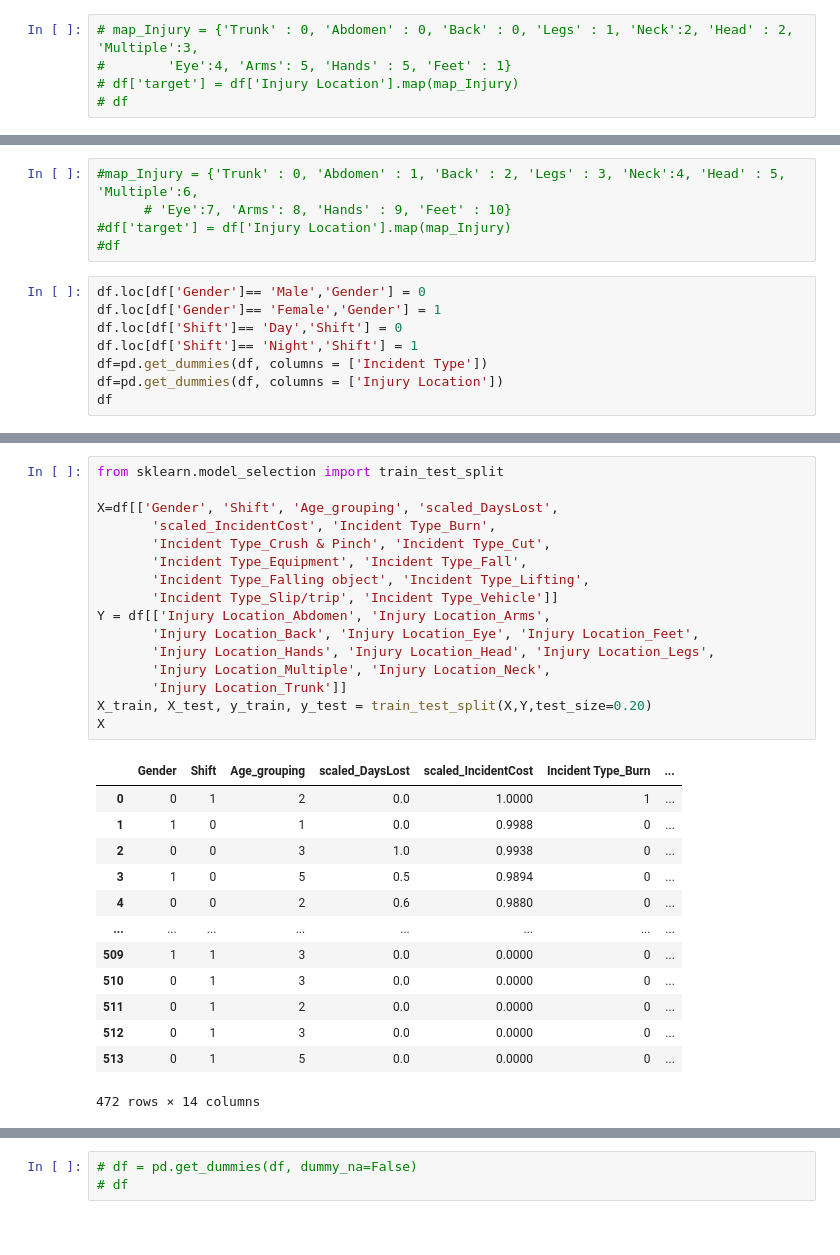
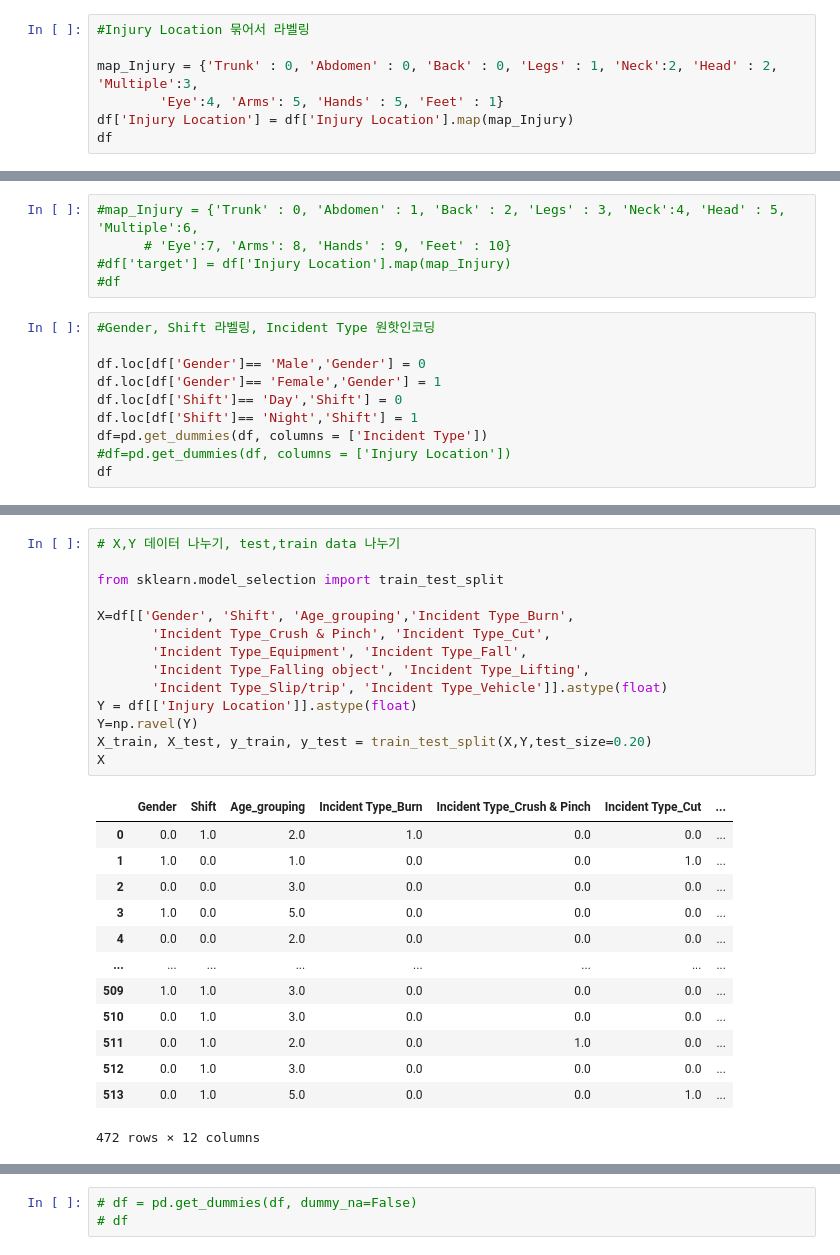
Before and after one commit to jaewook718/BigData, a Jupyter notebook: data.ipynb, the cells around one changed output, grey strips where cells are left out. Drawn from its saved outputs; the diff is of its cells as text.

```diff
--- a/data.ipynb
+++ b/data.ipynb
@@ -68,7 +68,9 @@ df['Injury Location'].unique()
 array(['Trunk', 'Abdomen', 'Back', 'Legs', 'Neck', 'Head', 'Multiple',
        'Eye', 'Arms', 'Hands', 'Feet'], dtype=object)
 # %%
-# map_Injury = {'Trunk' : 0, 'Abdomen' : 0, 'Back' : 0, 'Legs' : 1, 'Neck':2, 'Head' : 2, 'Multiple':3,
-#        'Eye':4, 'Arms': 5, 'Hands' : 5, 'Feet' : 1}
-# df['target'] = df['Injury Location'].map(map_Injury)
-# df
+#Injury Location 묶어서 라벨링
+
+map_Injury = {'Trunk' : 0, 'Abdomen' : 0, 'Back' : 0, 'Legs' : 1, 'Neck':2, 'Head' : 2, 'Multiple':3,
+        'Eye':4, 'Arms': 5, 'Hands' : 5, 'Feet' : 1}
+df['Injury Location'] = df['Injury Location'].map(map_Injury)
+df
@@ -119,11 +135,13 @@ df
 #df['target'] = df['Injury Location'].map(map_Injury)
 #df
 # %%
+#Gender, Shift 라벨링, Incident Type 원핫인코딩
+
 df.loc[df['Gender']== 'Male','Gender'] = 0
 df.loc[df['Gender']== 'Female','Gender'] = 1
 df.loc[df['Shift']== 'Day','Shift'] = 0
 df.loc[df['Shift']== 'Night','Shift'] = 1
 df=pd.get_dummies(df, columns = ['Incident Type'])
-df=pd.get_dummies(df, columns = ['Injury Location'])
+#df=pd.get_dummies(df, columns = ['Injury Location'])
 df
 # %% [output]
@@ -157,34 +170,32 @@ Index(['Gender', 'Shift', 'Age_grouping', 'scaled_DaysLost',
       dtype='object')
 # %%
+# X,Y 데이터 나누기, test,train data 나누기
+
 from sklearn.model_selection import train_test_split
 
-X=df[['Gender', 'Shift', 'Age_grouping', 'scaled_DaysLost',
-       'scaled_IncidentCost', 'Incident Type_Burn',
+X=df[['Gender', 'Shift', 'Age_grouping','Incident Type_Burn',
        'Incident Type_Crush & Pinch', 'Incident Type_Cut',
        'Incident Type_Equipment', 'Incident Type_Fall',
        'Incident Type_Falling object', 'Incident Type_Lifting',
-       'Incident Type_Slip/trip', 'Incident Type_Vehicle']]
-Y = df[['Injury Location_Abdomen', 'Injury Location_Arms',
-       'Injury Location_Back', 'Injury Location_Eye', 'Injury Location_Feet',
-       'Injury Location_Hands', 'Injury Location_Head', 'Injury Location_Legs',
-       'Injury Location_Multiple', 'Injury Location_Neck',
-       'Injury Location_Trunk']]
+       'Incident Type_Slip/trip', 'Incident Type_Vehicle']].astype(float)
+Y = df[['Injury Location']].astype(float)
+Y=np.ravel(Y)
 X_train, X_test, y_train, y_test = train_test_split(X,Y,test_size=0.20)
 X
 # %% [output]
-|  | Gender | Shift | Age_grouping | scaled_DaysLost | scaled_IncidentCost | Incident Type_Burn | ... |
-| 0 | 0 | 1 | 2 | 0.0 | 1.0000 | 1 | ... |
-| 1 | 1 | 0 | 1 | 0.0 | 0.9988 | 0 | ... |
-| 2 | 0 | 0 | 3 | 1.0 | 0.9938 | 0 | ... |
-| 3 | 1 | 0 | 5 | 0.5 | 0.9894 | 0 | ... |
-| 4 | 0 | 0 | 2 | 0.6 | 0.9880 | 0 | ... |
+|  | Gender | Shift | Age_grouping | Incident Type_Burn | Incident Type_Crush & Pinch | Incident Type_Cut | ... |
+| 0 | 0.0 | 1.0 | 2.0 | 1.0 | 0.0 | 0.0 | ... |
+| 1 | 1.0 | 0.0 | 1.0 | 0.0 | 0.0 | 1.0 | ... |
+| 2 | 0.0 | 0.0 | 3.0 | 0.0 | 0.0 | 0.0 | ... |
+| 3 | 1.0 | 0.0 | 5.0 | 0.0 | 0.0 | 0.0 | ... |
+| 4 | 0.0 | 0.0 | 2.0 | 0.0 | 0.0 | 0.0 | ... |
 | ... | ... | ... | ... | ... | ... | ... | ... |
-| 509 | 1 | 1 | 3 | 0.0 | 0.0000 | 0 | ... |
-| 510 | 0 | 1 | 3 | 0.0 | 0.0000 | 0 | ... |
-| 511 | 0 | 1 | 2 | 0.0 | 0.0000 | 0 | ... |
-| 512 | 0 | 1 | 3 | 0.0 | 0.0000 | 0 | ... |
-| 513 | 0 | 1 | 5 | 0.0 | 0.0000 | 0 | ... |
+| 509 | 1.0 | 1.0 | 3.0 | 0.0 | 0.0 | 0.0 | ... |
+| 510 | 0.0 | 1.0 | 3.0 | 0.0 | 0.0 | 0.0 | ... |
+| 511 | 0.0 | 1.0 | 2.0 | 0.0 | 1.0 | 0.0 | ... |
+| 512 | 0.0 | 1.0 | 3.0 | 0.0 | 0.0 | 0.0 | ... |
+| 513 | 0.0 | 1.0 | 5.0 | 0.0 | 0.0 | 1.0 | ... |
-472 rows × 14 columns
+472 rows × 12 columns
 # %%
 Y
 # %% [output]
```
Also changed, not shown: parts of 12 cells of this notebook, 3 other files.
